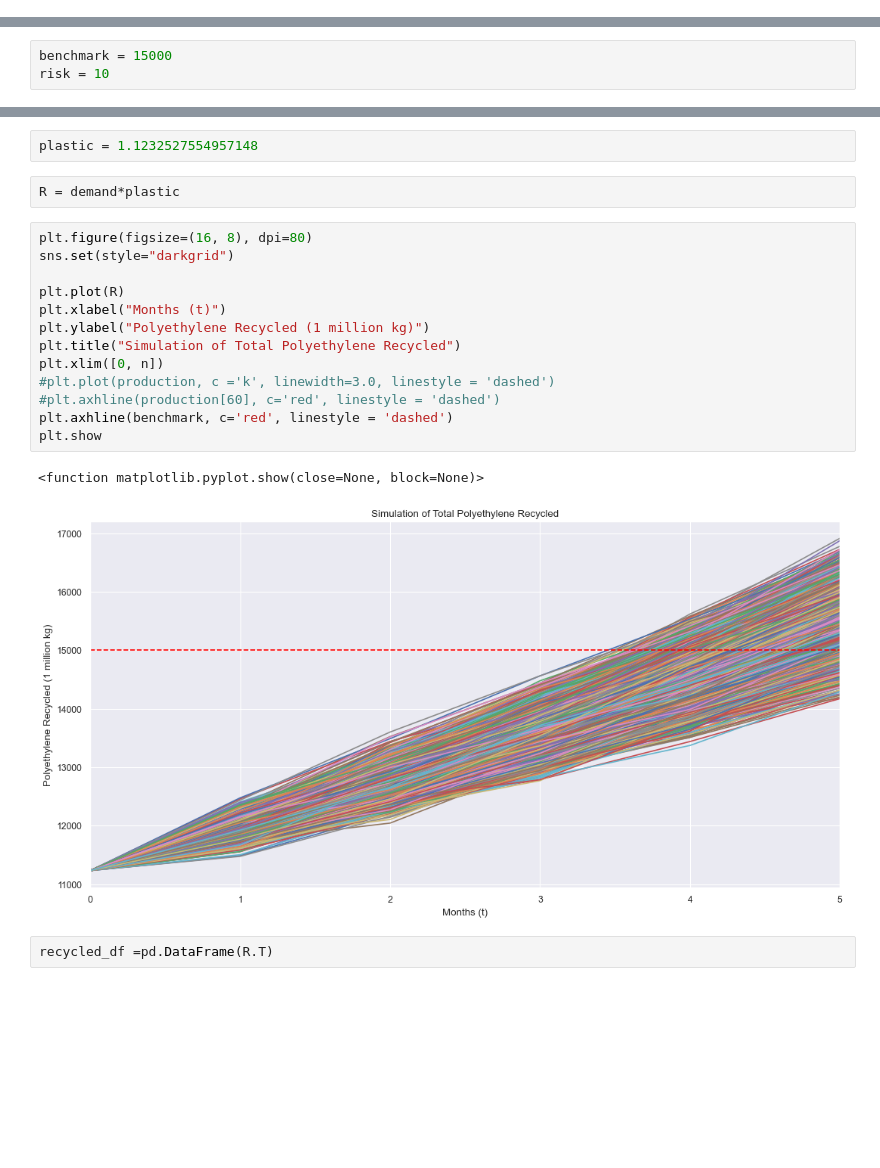
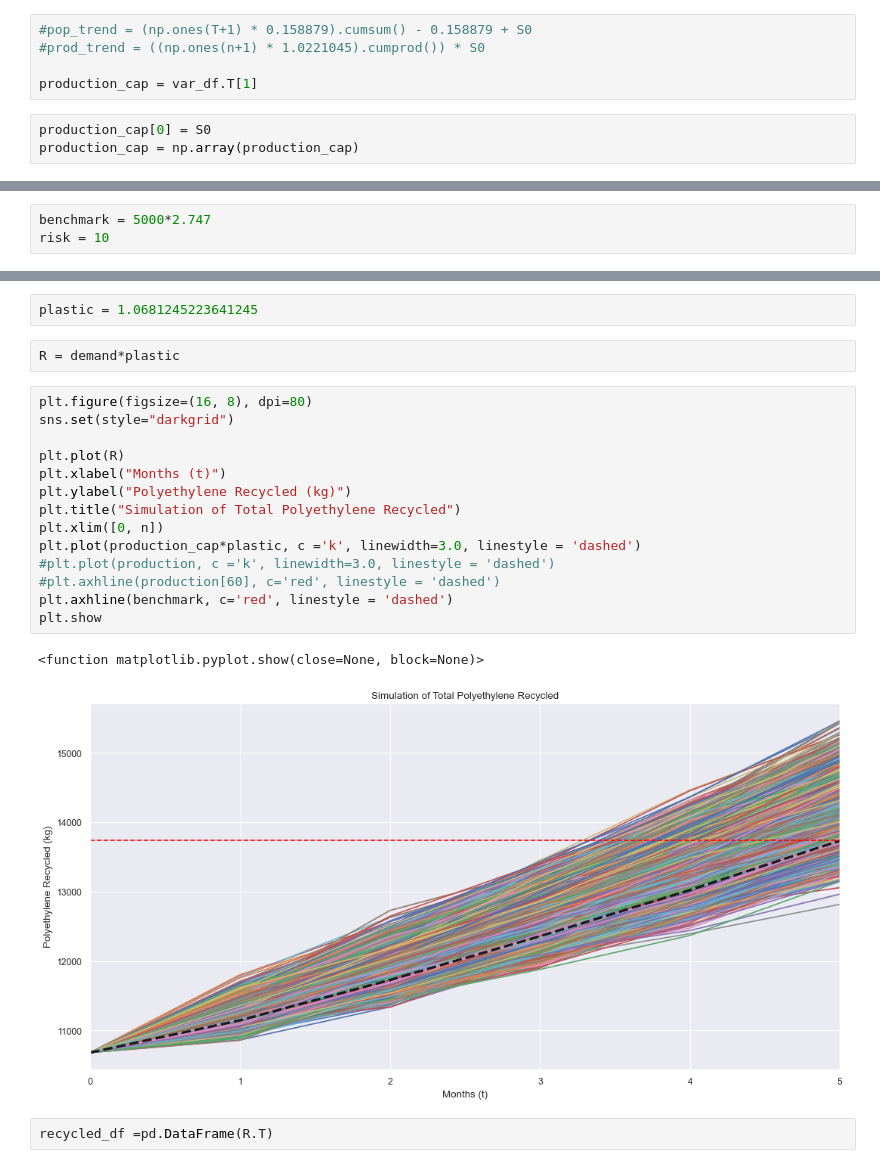
Before and after one commit to rx229/Projects, a Jupyter notebook: Brick Profit Monte Carlo/brick_esg_montecarlo.ipynb, the cells around one changed output, grey strips where cells are left out. Saved outputs shown, nothing was run; the diff lists cells and outputs as text; blank space fills up the shorter version.

```diff
--- a/Brick Profit Monte Carlo/brick_esg_montecarlo.ipynb
+++ b/Brick Profit Monte Carlo/brick_esg_montecarlo.ipynb
@@ -88,0 +104,8 @@ var_df
+# %%
+#pop_trend = (np.ones(T+1) * 0.158879).cumsum() - 0.158879 + S0
+#prod_trend = ((np.ones(n+1) * 1.0221045).cumprod()) * S0
+
+production_cap = var_df.T[1]
+# %%
+production_cap[0] = S0
+production_cap = np.array(production_cap)
@@ -123,7 +180,7 @@ P = Plastic(kg) per unit
 # %% [markdown]
 ##### Bayesian Optimisation Minimal Amount of Plastic per Brick to Achieve Benchmark
 # %%
-benchmark = 15000
+benchmark = 5000*2.747
 risk = 10
 # %%
 def recycle_eval(P):
@@ -166,23 +223,24 @@ Minimum Polyethylene Composition:  {'target': -0.009999999999999787, 'params': {
 # %%
-plastic = 1.1232527554957148
+plastic = 1.0681245223641245
 # %%
 R = demand*plastic
 # %%
 plt.figure(figsize=(16, 8), dpi=80)
 sns.set(style="darkgrid")
 
 plt.plot(R)
 plt.xlabel("Months (t)")
-plt.ylabel("Polyethylene Recycled (1 million kg)")
+plt.ylabel("Polyethylene Recycled (kg)")
 plt.title("Simulation of Total Polyethylene Recycled")
 plt.xlim([0, n])
+plt.plot(production_cap*plastic, c ='k', linewidth=3.0, linestyle = 'dashed')
 #plt.plot(production, c ='k', linewidth=3.0, linestyle = 'dashed')
 #plt.axhline(production[60], c='red', linestyle = 'dashed')
 plt.axhline(benchmark, c='red', linestyle = 'dashed')
 plt.show
 # %% [output]
 <function matplotlib.pyplot.show(close=None, block=None)>
-[figure, old version]
+[figure, new version]
 # %%
 recycled_df =pd.DataFrame(R.T)
 # %%
```
Also changed, not shown: parts of 14 cells of this notebook.
